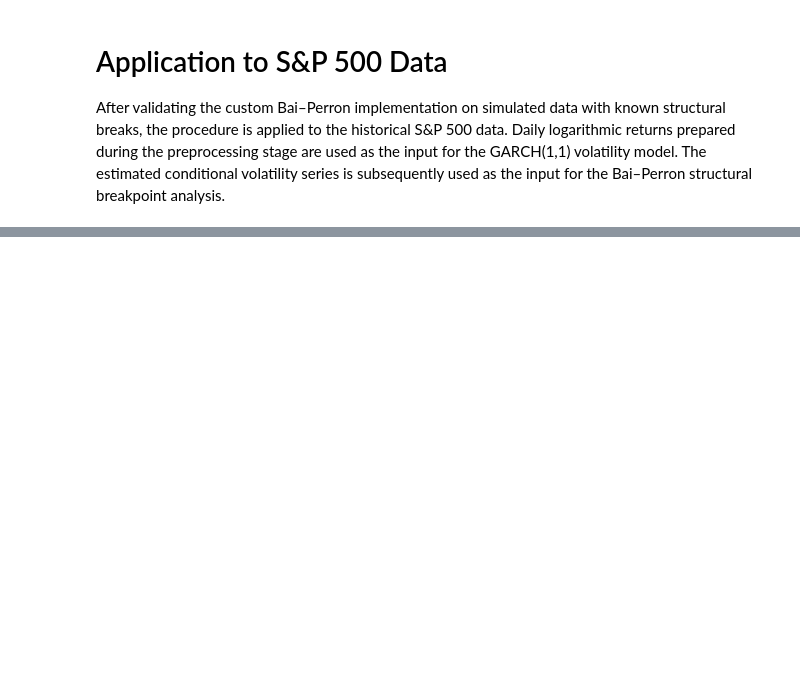
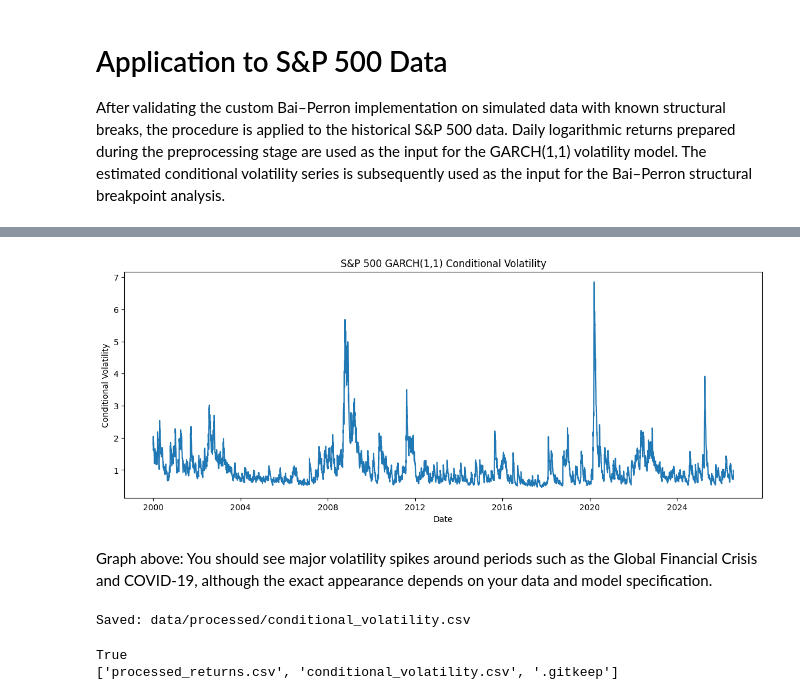
Before and after one commit to fleurclochette/Scientific-Project-SS26-Group-8, a Jupyter notebook: notebooks/03_garch_breakpoints.ipynb, the cells around one changed output, grey strips where cells are left out. Cells and saved outputs as stored; diff of their text form; code cells hidden in the pictures; blank space fills up the shorter version.

```diff
--- a/notebooks/03_garch_breakpoints.ipynb
+++ b/notebooks/03_garch_breakpoints.ipynb
@@ -503,0 +690,16 @@ print(df.columns)
+# %%
+# Step 10 Extract conditional volatility
+
+# This is the actual input for the Bai-perron analysis
+
+df["ConditionalVolatility"] = (
+    garch_result.conditional_volatility
+)
+
+df[
+    [
+        "Date",
+        "LogReturn",
+        "ConditionalVolatility"
+    ]
+].head()
@@ -503,0 +713,62 @@ print(df.columns)
+# %%
+# Step 11 Plot GARCH volatility
+plt.figure(figsize=(14, 5))
+
+plt.plot(
+    df["Date"],
+    df["ConditionalVolatility"]
+)
+
+plt.title(
+    "S&P 500 GARCH(1,1) Conditional Volatility"
+)
+
+plt.xlabel("Date")
+plt.ylabel("Conditional Volatility")
+
+plt.show()
+# %% [output]
+[figure, added]
+# %% [markdown]
+Graph above: You should see major volatility spikes around periods such as the Global Financial Crisis and COVID-19, although the exact appearance depends on your data and model specification.
+# %%
+# Step 12 Save the GARCH output
+volatility_df = df[
+    [
+        "Date",
+        "LogReturn",
+        "ConditionalVolatility"
+    ]
+].copy()
+
+volatility_path = (
+    "data/processed/conditional_volatility.csv"
+)
+
+volatility_df.to_csv(
+    volatility_path,
+    index=False
+)
+
+# check
+print(
+    "Saved:",
+    volatility_path
+)
+# %% [output]
+Saved: data/processed/conditional_volatility.csv
+# %%
+# Verify the file exists
+import os
+
+print(
+    os.path.exists(
+        "data/processed/conditional_volatility.csv"
+    )
+)
+print(
+    os.listdir("data/processed")
+)
+# %% [output]
+True
+['processed_returns.csv', 'conditional_volatility.csv', '.gitkeep']
```
Also changed, not shown: parts of 25 cells of this notebook.
